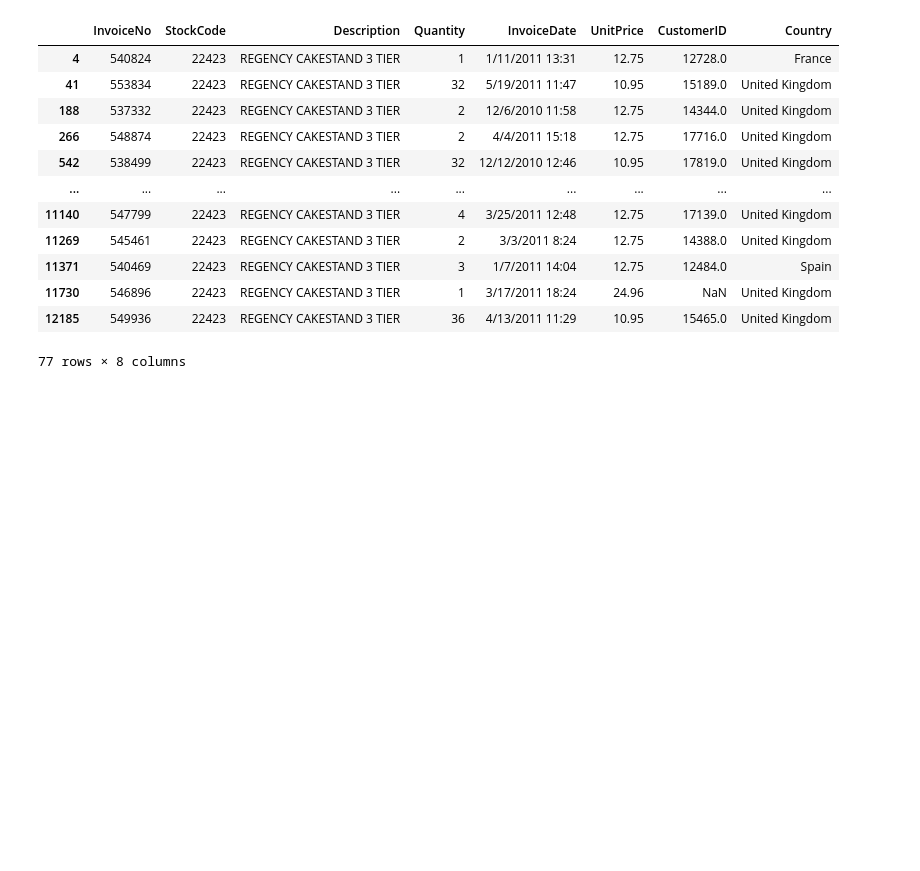
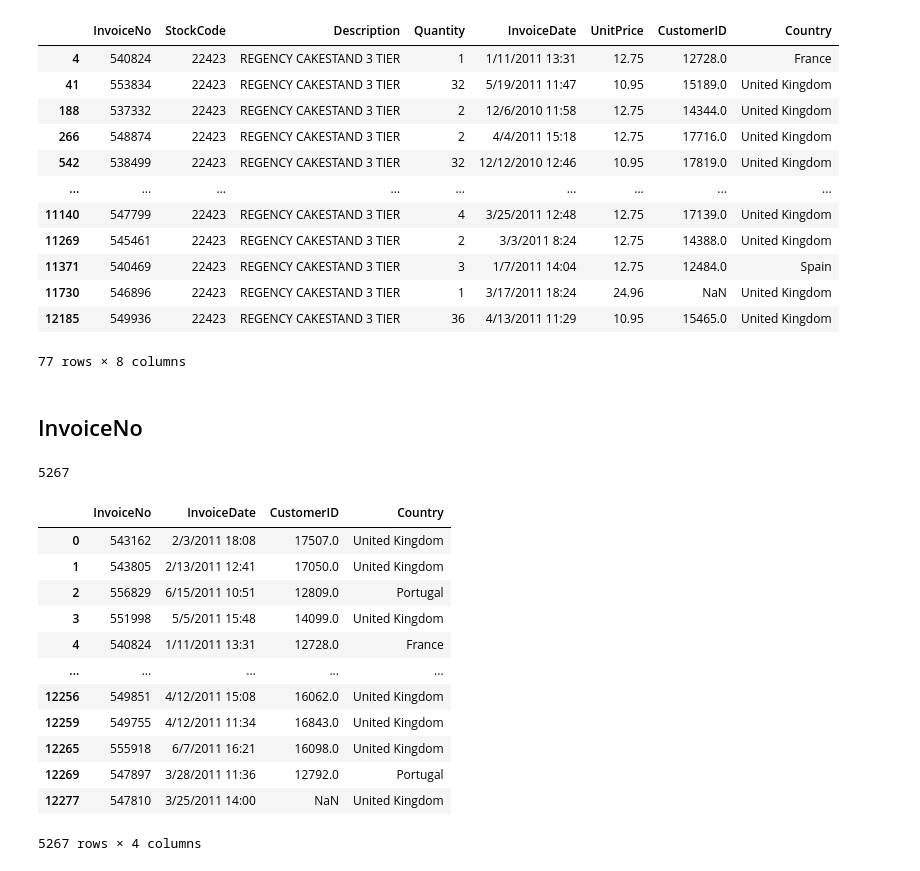
Before and after one commit to DevIA05/1C, a Jupyter notebook: ressource/brouillon/Untitled.ipynb, the cells around one changed output. Drawn from its saved outputs; the diff is of its cells as text; code cells hidden in the pictures; blank space fills up the shorter version.

```diff
--- a/ressource/brouillon/Untitled.ipynb
+++ b/ressource/brouillon/Untitled.ipynb
@@ -420,3 +420,31 @@ a = dataframe[dataframe['StockCode']=="22423"]
 | 11730 | 546896 | 22423 | REGENCY CAKESTAND 3 TIER | 1 | 3/17/2011 18:24 | 24.96 | NaN | United Kingdom |
 | 12185 | 549936 | 22423 | REGENCY CAKESTAND 3 TIER | 36 | 4/13/2011 11:29 | 10.95 | 15465.0 | United Kingdom |
 77 rows × 8 columns
+# %% [markdown]
+## InvoiceNo
+# %%
+import pandas as pd
+dataframe = pd.read_csv('../data/rData.csv', encoding="unicode_escape")
+# %%
+a = dataframe["InvoiceNo"].unique()
+len(a)
+# %% [output]
+5267
+# %%
+b = ~dataframe.duplicated(subset = ["InvoiceNo"])
+# %%
+dataframe[b][["InvoiceNo", "InvoiceDate", "CustomerID", "Country"]]
+# %% [output]
+|  | InvoiceNo | InvoiceDate | CustomerID | Country |
+| 0 | 543162 | 2/3/2011 18:08 | 17507.0 | United Kingdom |
+| 1 | 543805 | 2/13/2011 12:41 | 17050.0 | United Kingdom |
+| 2 | 556829 | 6/15/2011 10:51 | 12809.0 | Portugal |
+| 3 | 551998 | 5/5/2011 15:48 | 14099.0 | United Kingdom |
+| 4 | 540824 | 1/11/2011 13:31 | 12728.0 | France |
+| ... | ... | ... | ... | ... |
+| 12256 | 549851 | 4/12/2011 15:08 | 16062.0 | United Kingdom |
+| 12259 | 549755 | 4/12/2011 11:34 | 16843.0 | United Kingdom |
+| 12265 | 555918 | 6/7/2011 16:21 | 16098.0 | United Kingdom |
+| 12269 | 547897 | 3/28/2011 11:36 | 12792.0 | Portugal |
+| 12277 | 547810 | 3/25/2011 14:00 | NaN | United Kingdom |
+5267 rows × 4 columns
```
Also changed, not shown: parts of 1 cell of this notebook, 2 other files.
